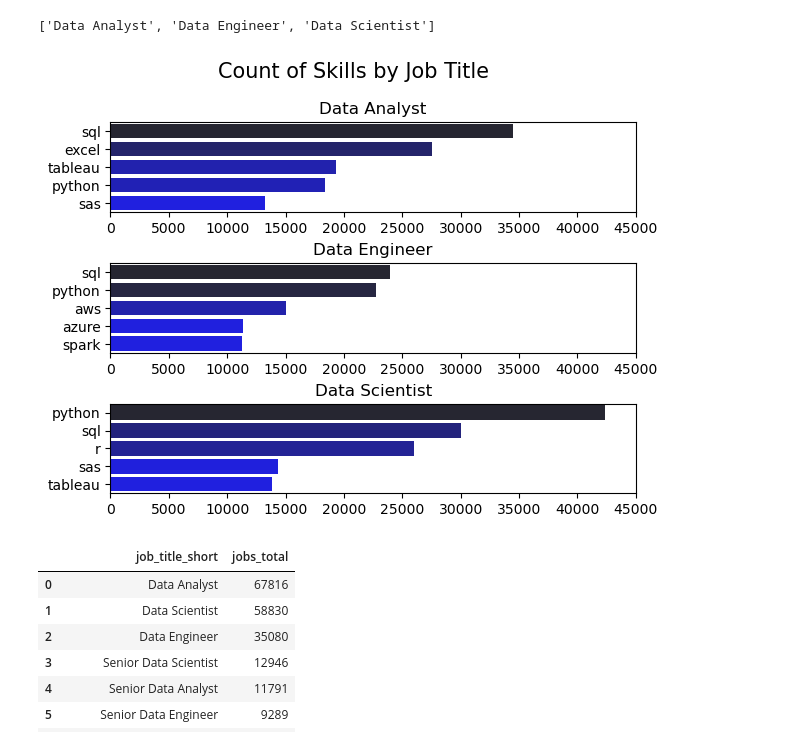
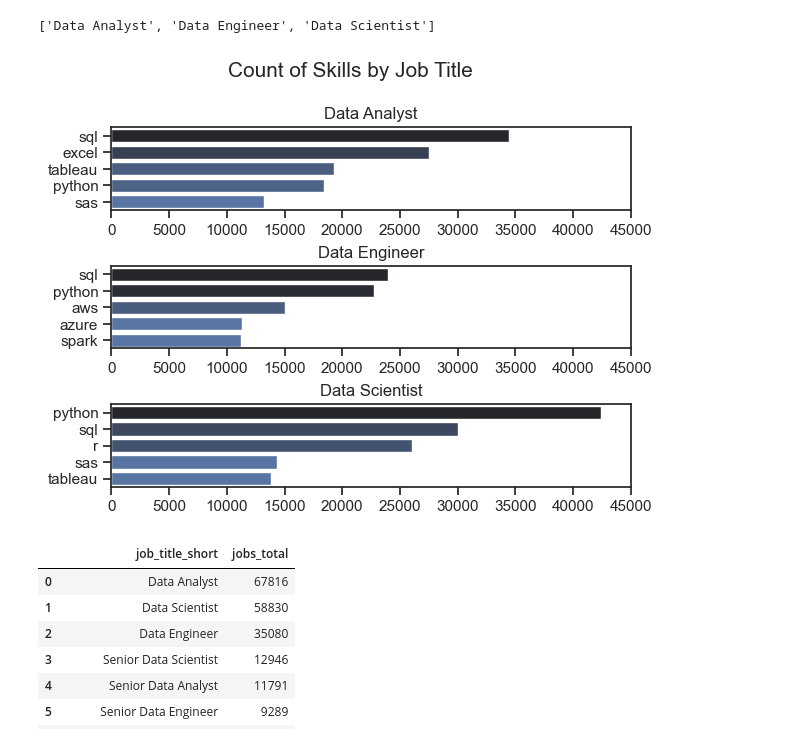
Before and after one commit to J-Bailey0/Python, a Jupyter notebook: 3_Final_Project/2_Skill_Demand.ipynb, the cells around one changed output. Drawn from its saved outputs; the diff is of its cells as text; code cells hidden in the pictures.

```diff
--- a/3_Final_Project/2_Skill_Demand.ipynb
+++ b/3_Final_Project/2_Skill_Demand.ipynb
@@ -46,20 +53,21 @@ job_titles
 # %%
 fig, ax = plt.subplots(len(job_titles), 1)
 
+sns.set_theme(style='ticks')
 for i, job_title in enumerate(job_titles):
     df_plot = df_skills_count[df_skills_count['job_title_short'] == job_title].head(5)[::-1]
     sns.barplot(data=df_plot, x='skill_count', y='job_skills', ax=ax[i], hue='skill_count', palette='dark:b_r', legend=False)
     ax[i].set_title(job_title)
     ax[i].set_ylabel('')
     ax[i].set_xlabel('')
     ax[i].invert_yaxis()
     ax[i].set_xlim(0, 45000)
 
 fig.suptitle('Count of Skills by Job Title', fontsize=15)
 fig.tight_layout(h_pad=0.5)
 plt.show()
 # %% [output]
-[figure, old version]
+[figure, new version]
 # %%
 df_job_title_count = df_us['job_title_short'].value_counts().reset_index(name='jobs_total')
 
```
Also changed, not shown: parts of 9 cells of this notebook, 7 other files.
